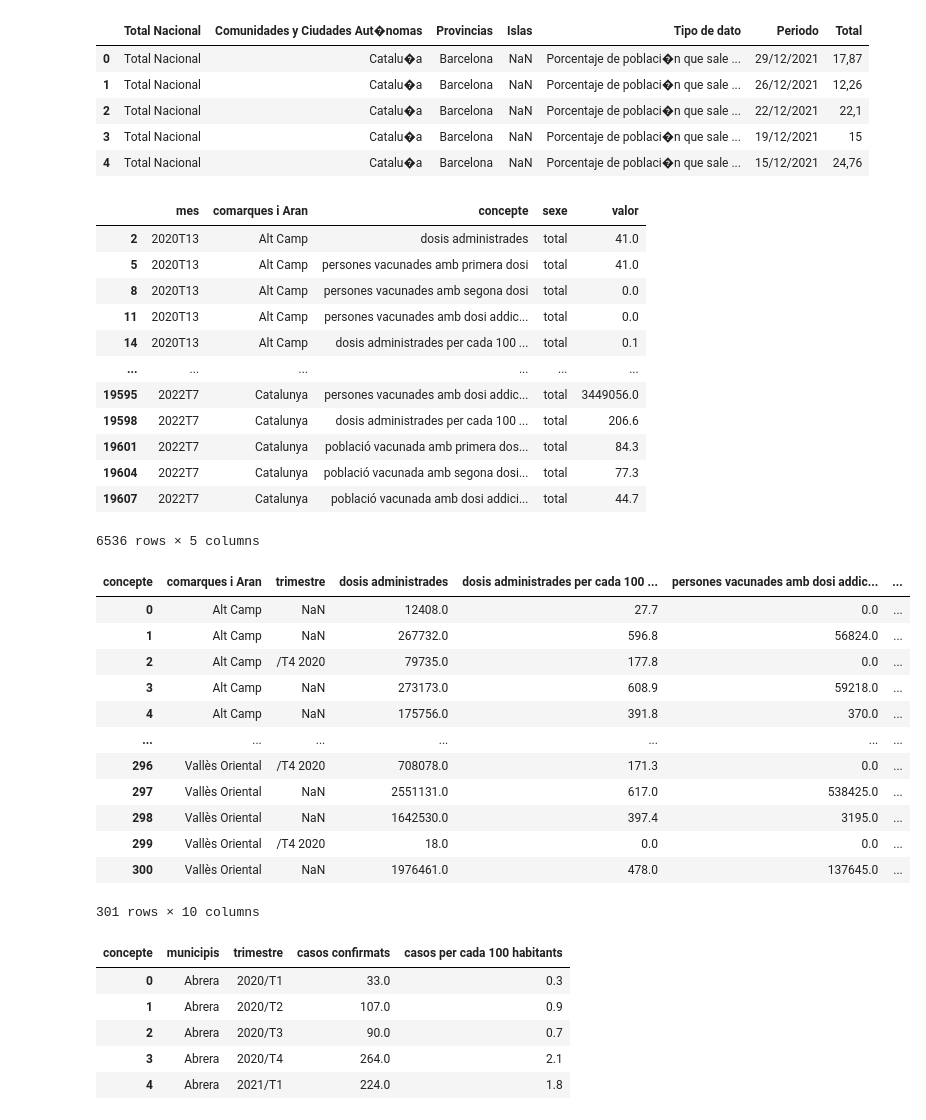
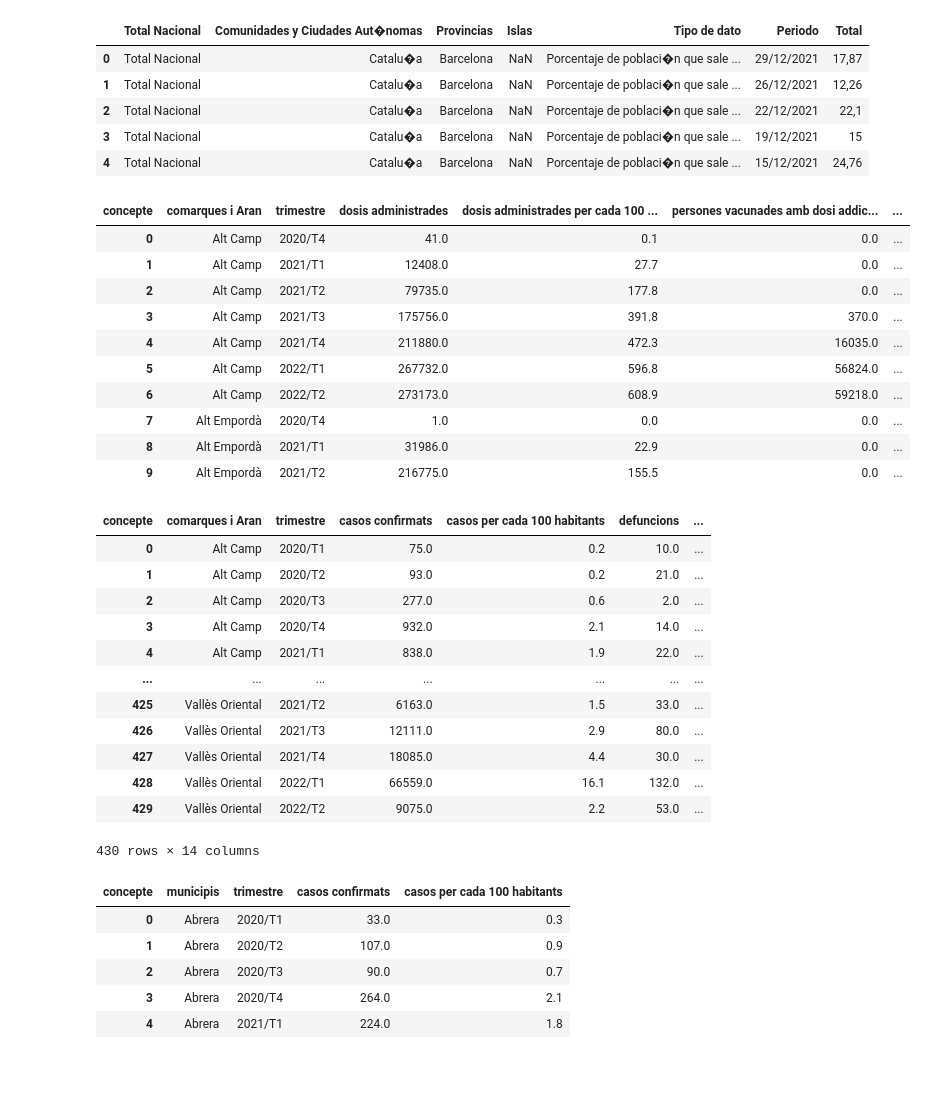
Before and after one commit to RobertTorrell/BayesCovidCat, a Jupyter notebook: BayesCodivCat_nb.ipynb, the cells around one changed output. Cells and saved outputs as stored; diff of their text form; code cells hidden in the pictures; blank space fills up the shorter version.

```diff
--- a/BayesCodivCat_nb.ipynb
+++ b/BayesCodivCat_nb.ipynb
@@ -143,7 +144,7 @@ def reorder_quarter_df(df, index_str):
     df = df.sort_values(by=index_str).reset_index(drop=True)
 
 def parse_date_to_quarter(df, index):
-    df['mes'] = df['mes'].apply(lambda x: str(x.split('/')[0]) + 'T' + str(int(x.split('/')[1]) % 12))
+    df['mes'] = df['mes'].apply(lambda x: str(x.split('/')[0]) + '/T' + str(math.trunc(int(x.split('/')[1]) - 1) // 3 + 1) )
 
     df = df.groupby(['mes', 'comarques i Aran', 'concepte', 'sexe']).agg({'valor': 'sum'}).reset_index()
 
@@ -179,36 +185,33 @@ df_comarques_trimestral_total = pd.merge(df_comarques_trimestral_total,
 # %%
-
-df_vacunes_comarques_mensual_total
+df_vacunes_comarques_trimestral_total[0:10]
 # %% [output]
-|  | mes | comarques i Aran | concepte | sexe | valor |
-| 2 | 2020T13 | Alt Camp | dosis administrades | total | 41.0 |
-| 5 | 2020T13 | Alt Camp | persones vacunades amb primera dosi | total | 41.0 |
-| 8 | 2020T13 | Alt Camp | persones vacunades amb segona dosi | total | 0.0 |
-| 11 | 2020T13 | Alt Camp | persones vacunades amb dosi addic... | total | 0.0 |
-| 14 | 2020T13 | Alt Camp | dosis administrades per cada 100 ... | total | 0.1 |
-| ... | ... | ... | ... | ... | ... |
-| 19595 | 2022T7 | Catalunya | persones vacunades amb dosi addic... | total | 3449056.0 |
-| 19598 | 2022T7 | Catalunya | dosis administrades per cada 100 ... | total | 206.6 |
-| 19601 | 2022T7 | Catalunya | població vacunada amb primera dos... | total | 84.3 |
-| 19604 | 2022T7 | Catalunya | població vacunada amb segona dosi... | total | 77.3 |
-| 19607 | 2022T7 | Catalunya | població vacunada amb dosi addici... | total | 44.7 |
+| concepte | comarques i Aran | trimestre | dosis administrades | dosis administrades per cada 100 ... | persones vacunades amb dosi addic... | ... |
+| 0 | Alt Camp | 2020/T4 | 41.0 | 0.1 | 0.0 | ... |
+| 1 | Alt Camp | 2021/T1 | 12408.0 | 27.7 | 0.0 | ... |
+| 2 | Alt Camp | 2021/T2 | 79735.0 | 177.8 | 0.0 | ... |
+| 3 | Alt Camp | 2021/T3 | 175756.0 | 391.8 | 370.0 | ... |
+| 4 | Alt Camp | 2021/T4 | 211880.0 | 472.3 | 16035.0 | ... |
+| 5 | Alt Camp | 2022/T1 | 267732.0 | 596.8 | 56824.0 | ... |
+| 6 | Alt Camp | 2022/T2 | 273173.0 | 608.9 | 59218.0 | ... |
+| 7 | Alt Empordà | 2020/T4 | 1.0 | 0.0 | 0.0 | ... |
+| 8 | Alt Empordà | 2021/T1 | 31986.0 | 22.9 | 0.0 | ... |
+| 9 | Alt Empordà | 2021/T2 | 216775.0 | 155.5 | 0.0 | ... |
-6536 rows × 5 columns
 # %%
-df_vacunes_comarques_trimestral_total
+df_comarques_trimestral_total
 # %% [output]
-| concepte | comarques i Aran | trimestre | dosis administrades | dosis administrades per cada 100 ... | persones vacunades amb dosi addic... | ... |
-| 0 | Alt Camp | NaN | 12408.0 | 27.7 | 0.0 | ... |
-| 1 | Alt Camp | NaN | 267732.0 | 596.8 | 56824.0 | ... |
-| 2 | Alt Camp | /T4 2020 | 79735.0 | 177.8 | 0.0 | ... |
-| 3 | Alt Camp | NaN | 273173.0 | 608.9 | 59218.0 | ... |
-| 4 | Alt Camp | NaN | 175756.0 | 391.8 | 370.0 | ... |
+| concepte | comarques i Aran | trimestre | casos confirmats | casos per cada 100 habitants | defuncions | ... |
+| 0 | Alt Camp | 2020/T1 | 75.0 | 0.2 | 10.0 | ... |
+| 1 | Alt Camp | 2020/T2 | 93.0 | 0.2 | 21.0 | ... |
+| 2 | Alt Camp | 2020/T3 | 277.0 | 0.6 | 2.0 | ... |
+| 3 | Alt Camp | 2020/T4 | 932.0 | 2.1 | 14.0 | ... |
+| 4 | Alt Camp | 2021/T1 | 838.0 | 1.9 | 22.0 | ... |
 | ... | ... | ... | ... | ... | ... | ... |
-| 296 | Vallès Oriental | /T4 2020 | 708078.0 | 171.3 | 0.0 | ... |
-| 297 | Vallès Oriental | NaN | 2551131.0 | 617.0 | 538425.0 | ... |
-| 298 | Vallès Oriental | NaN | 1642530.0 | 397.4 | 3195.0 | ... |
-| 299 | Vallès Oriental | /T4 2020 | 18.0 | 0.0 | 0.0 | ... |
-| 300 | Vallès Oriental | NaN | 1976461.0 | 478.0 | 137645.0 | ... |
+| 425 | Vallès Oriental | 2021/T2 | 6163.0 | 1.5 | 33.0 | ... |
+| 426 | Vallès Oriental | 2021/T3 | 12111.0 | 2.9 | 80.0 | ... |
+| 427 | Vallès Oriental | 2021/T4 | 18085.0 | 4.4 | 30.0 | ... |
+| 428 | Vallès Oriental | 2022/T1 | 66559.0 | 16.1 | 132.0 | ... |
+| 429 | Vallès Oriental | 2022/T2 | 9075.0 | 2.2 | 53.0 | ... |
-301 rows × 10 columns
+430 rows × 14 columns
 # %%
 df_casos_municipi_trimestral_total.head()
 # %% [output]
```
Also changed, not shown: parts of 2 cells of this notebook.
